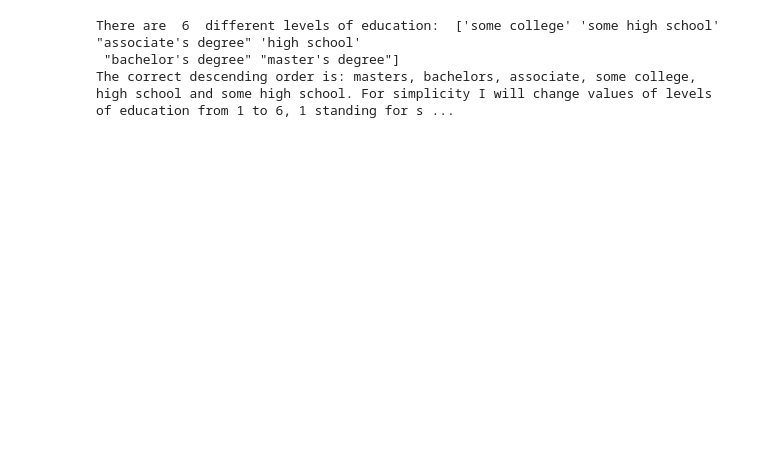
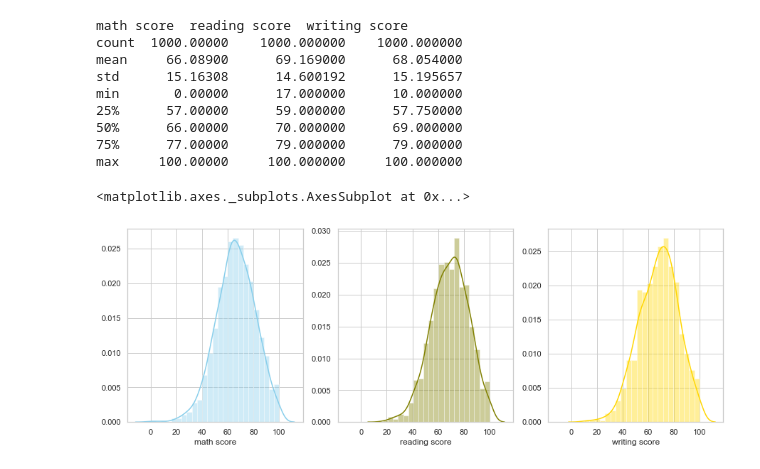
Before and after one commit to Qrgon/SynBio, a Jupyter notebook: Report Jupyter.ipynb, the cells around one changed output. Drawn from its saved outputs; the diff is of its cells as text; code cells hidden in the pictures; blank space fills up the shorter version.

Commit message:
test results preview

```diff
--- a/Report Jupyter.ipynb
+++ b/Report Jupyter.ipynb
@@ -141,7 +100,7 @@ A= df['parental level of education'].nunique()
 B=df['parental level of education'].unique()
 
 print("There are ", A, " different levels of education: ", B)
-print("The correct descending order is: masters, bachelors, associate, some college, high school and some high school. For simplicity I will change values of levels of education from 1 to 6, 1 standing for some high school and 6 for masters")
+print("The correct descending order is: masters, bachelors, associate, some college, high school and some high school. For simplicity I will change values of levels of education from 1 to 6, 1 standing for 'some high school' and 6 for 'masters'")
 
 
 df['parental level of education'].replace(['some high school'], value ='1', inplace=True)
@@ -179,7 +138,3 @@ fig.update_layout(
 )
 
 fig.show()
-# %% [output]
-There are  6  different levels of education:  ['some college' 'some high school' "associate's degree" 'high school'
- "bachelor's degree" "master's degree"]
-The correct descending order is: masters, bachelors, associate, some college, high school and some high school. For simplicity I will change values of levels of education from 1 to 6, 1 standing for s ...
@@ -185,0 +207,20 @@ The correct descending order is: masters, bachelors, associate, some college, hi
+# %%
+#Test results preview
+print(df.describe())
+import matplotlib.pyplot as plt
+f, axes = plt.subplots(1, 3, figsize=(15, 5), sharex=True)
+sns.distplot( df["math score"] , color="skyblue", ax=axes[0])
+sns.distplot( df["reading score"] , color="olive", ax=axes[1])
+sns.distplot( df["writing score"] , color="gold", ax=axes[2])
+# %% [output]
+math score  reading score  writing score
+count  1000.00000    1000.000000    1000.000000
+mean     66.08900      69.169000      68.054000
+std      15.16308      14.600192      15.195657
+min       0.00000      17.000000      10.000000
+25%      57.00000      59.000000      57.750000
+50%      66.00000      70.000000      69.000000
+75%      77.00000      79.000000      79.000000
+max     100.00000     100.000000     100.000000
+<matplotlib.axes._subplots.AxesSubplot at 0x...>
+[figure, added]
```
Also changed, not shown: parts of 8 cells of this notebook.
